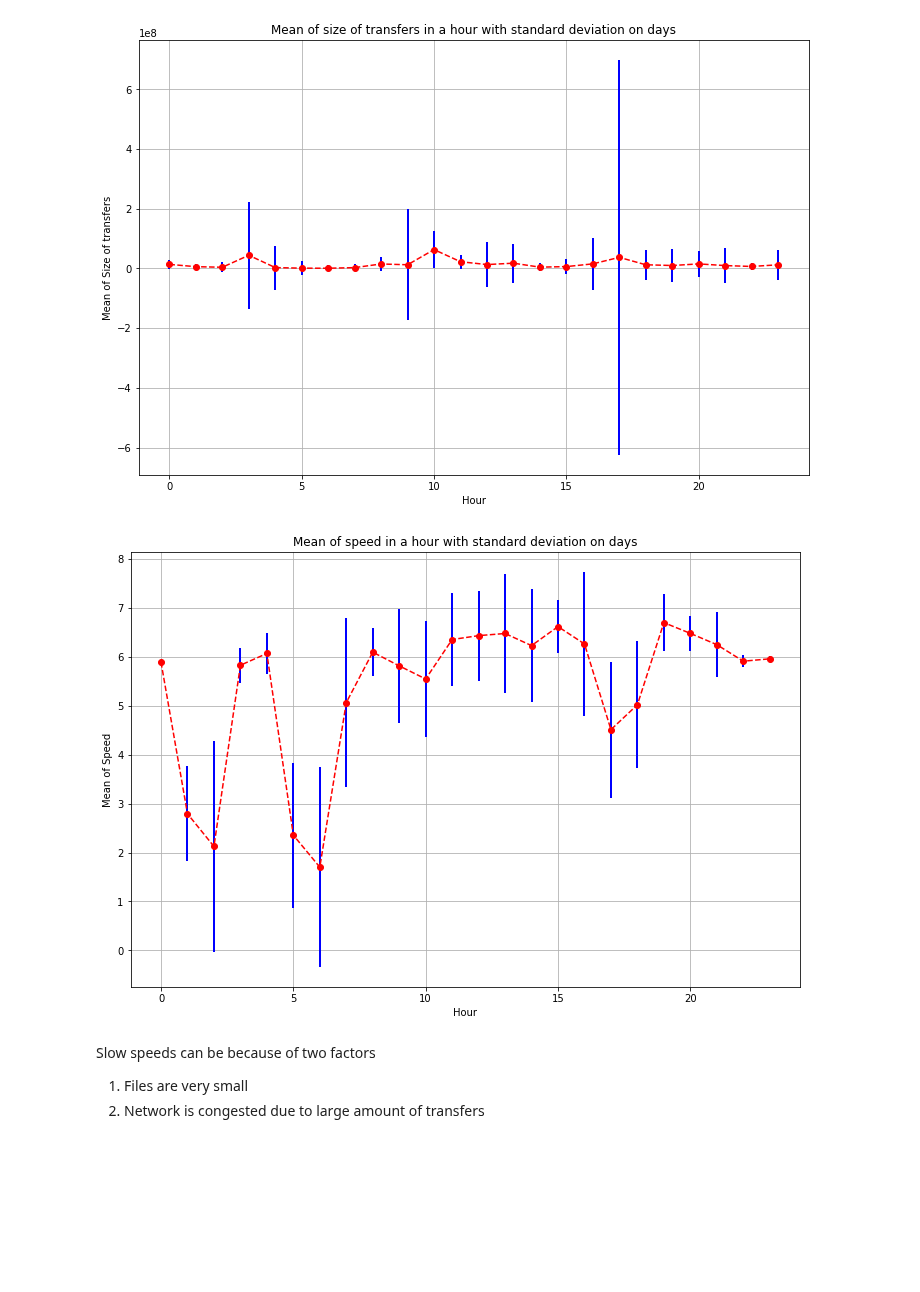
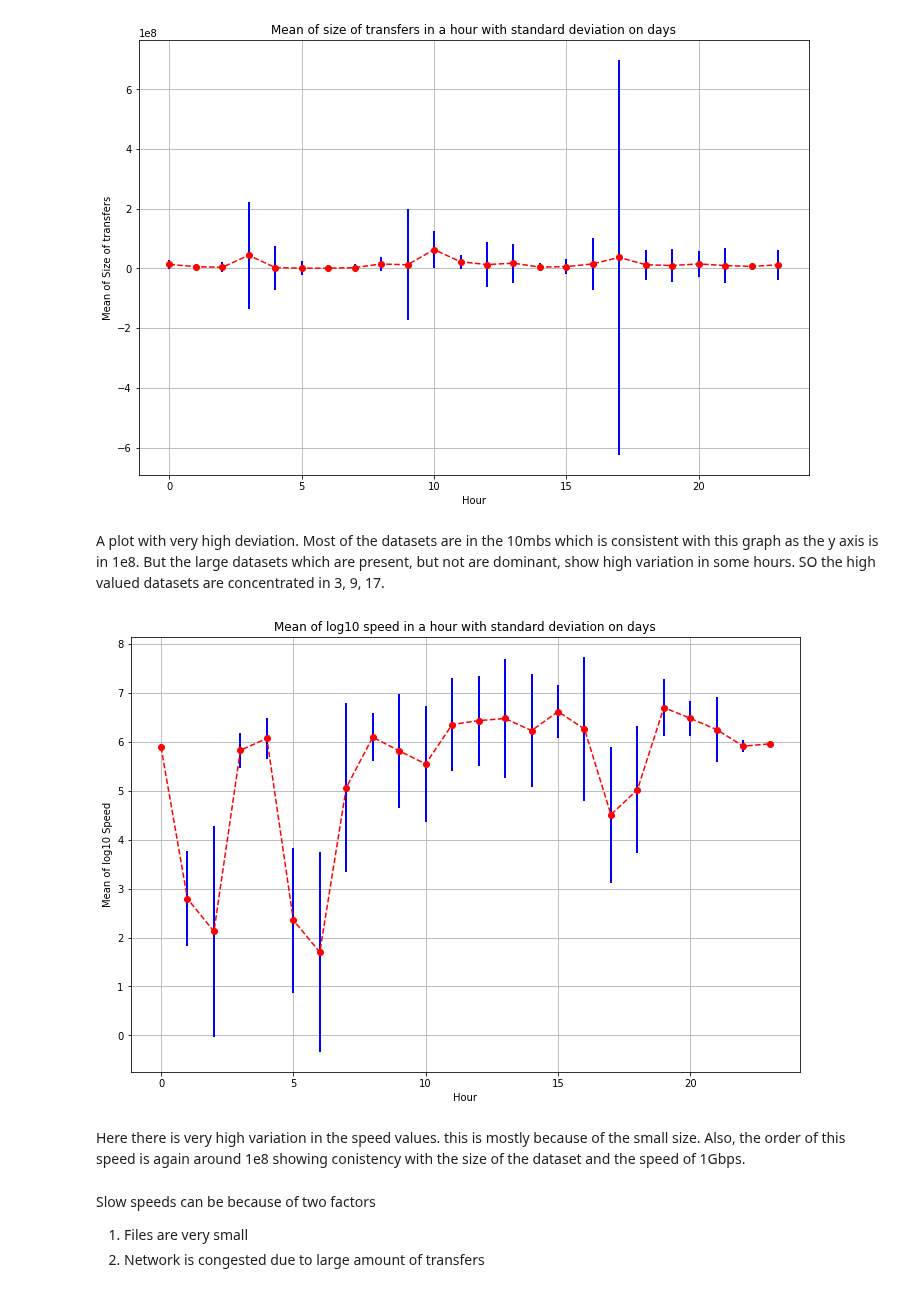
Before and after one commit to AdwaitB/greco-notes, a Jupyter notebook: infra/Analysis_full.ipynb, the cells around one changed output. Saved outputs shown, nothing was run; the diff lists cells and outputs as text; code cells hidden in the pictures; blank space fills up the shorter version.

```diff
--- a/infra/Analysis_full.ipynb
+++ b/infra/Analysis_full.ipynb
@@ -536,17 +540,21 @@ plot_groupby_with_deviation(data[1], 'hour', 'unique_day', 'transfer_history.act
                             "Mean of size of transfers in a hour with standard deviation on days")
 # %% [output]
 [figure]
+# %% [markdown]
+A plot with very high deviation. Most of the datasets are in the 10mbs which is consistent with this graph as the y axis is in 1e8. But the large datasets which are present, but not are dominant, show high variation in some hours. SO the high valued datasets are concentrated in 3, 9, 17.
 # %%
 temp = data[1][['hour', 'unique_day', 'speed']]
 temp = temp[temp['speed'] > 0]
 temp['speed'] = temp['speed'].apply(lambda x:np.log10(x))
 
 plot_groupby_with_deviation(temp, 'hour', 'unique_day', 'speed',
                             lambda x: np.mean(x), lambda x: np.std(x),
-                           "Hour", "Mean of Speed",
-                            "Mean of speed in a hour with standard deviation on days")
+                           "Hour", "Mean of log10 Speed",
+                            "Mean of log10 speed in a hour with standard deviation on days")
 # %% [output]
-[figure, old version]
+[figure, new version]
+# %% [markdown]
+Here there is very high variation in the speed values. this is mostly because of the small size. Also, the order of this speed is again around 1e8 showing conistency with the size of the dataset and the speed of 1Gbps.
 # %% [markdown]
 Slow speeds can be because of two factors
 1. Files are very small
```
Also changed, not shown: parts of 15 cells of this notebook, 1 other file.
